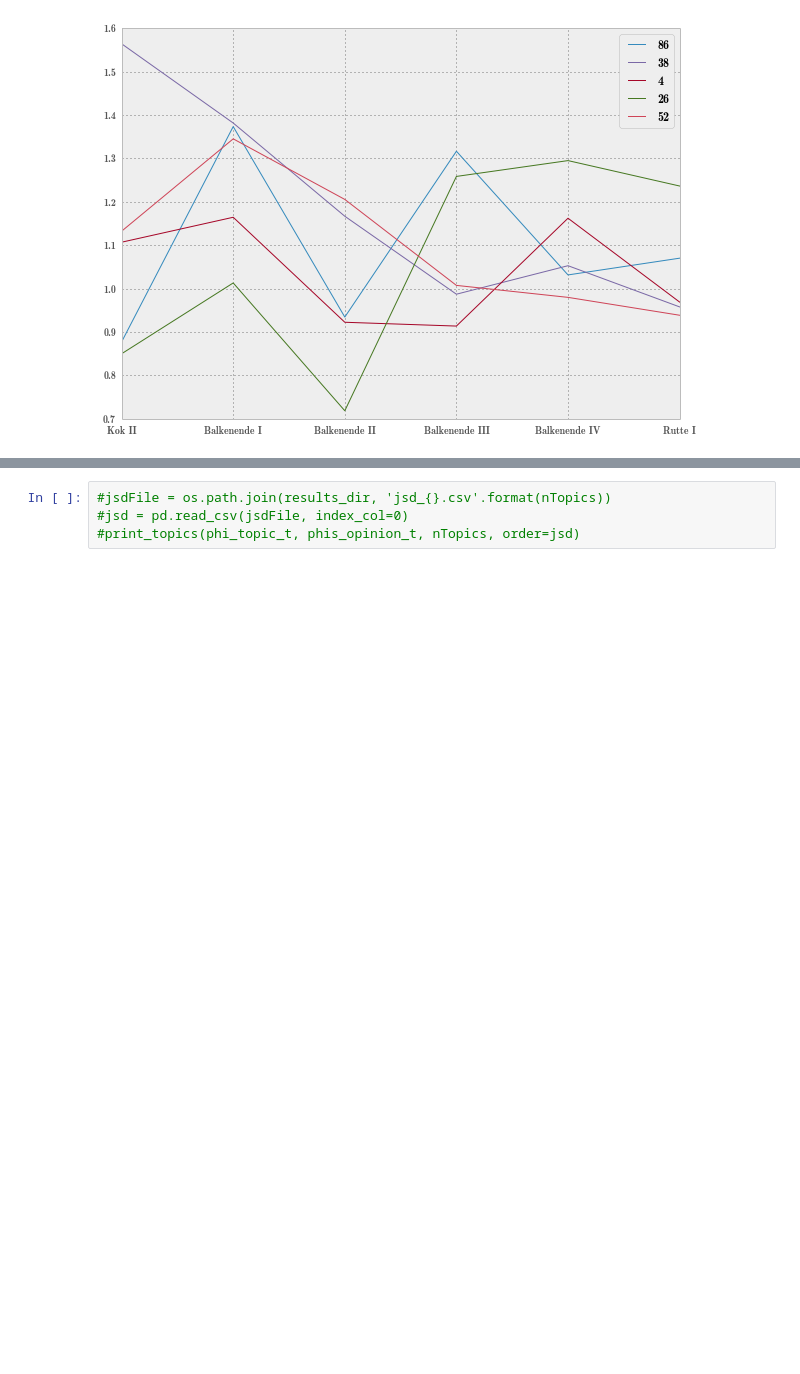
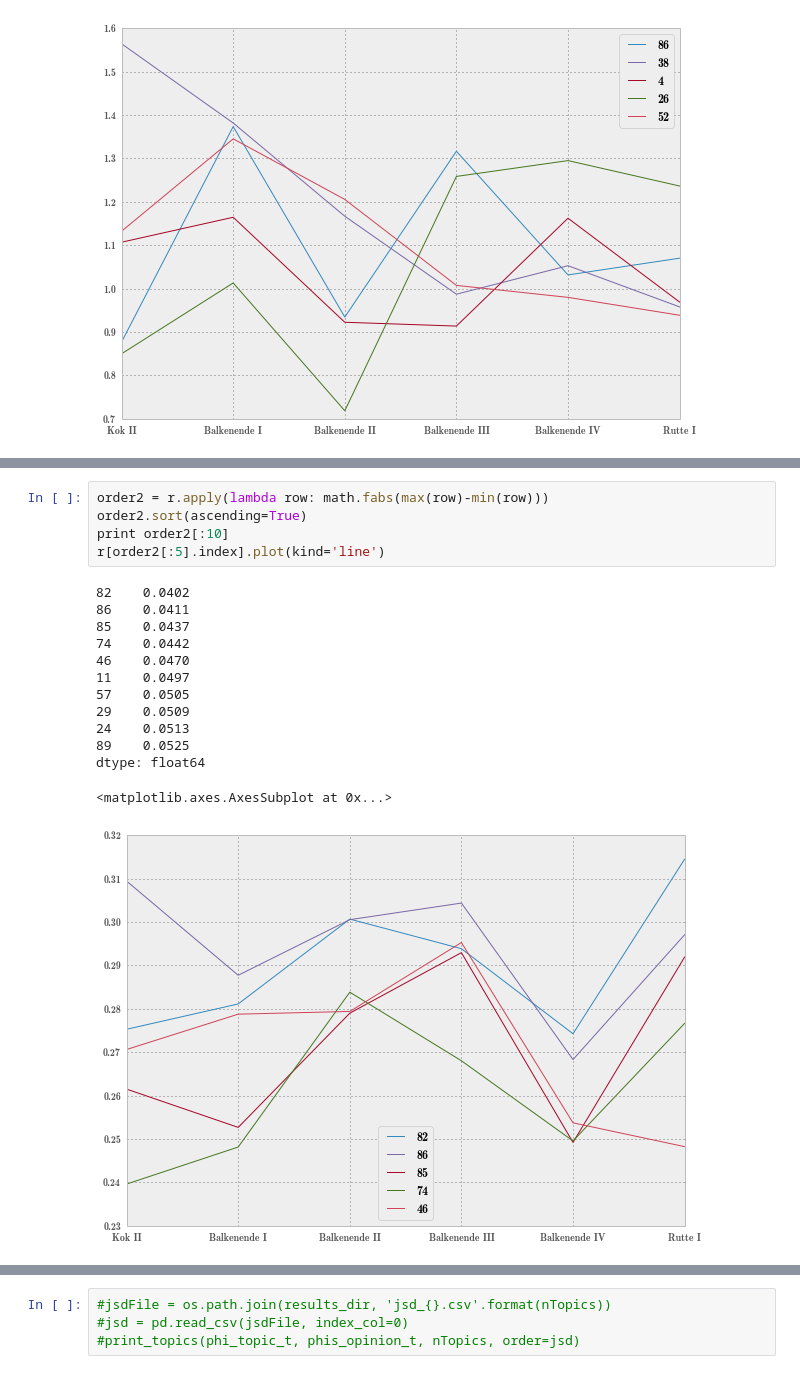
Before and after one commit to jvdzwaan/dilipad, a Jupyter notebook: results/all_years-adj-cabinets_selected-parties.ipynb, the cells around one changed output, grey strips where cells are left out. Saved outputs shown, nothing was run; the diff lists cells and outputs as text; blank space fills up the shorter version.

```diff
--- a/results/all_years-adj-cabinets_selected-parties.ipynb
+++ b/results/all_years-adj-cabinets_selected-parties.ipynb
@@ -365,0 +452,19 @@ topic_sums[['86', '38', '4', '26', '52']].plot(kind='line')
+# %%
+order2 = r.apply(lambda row: math.fabs(max(row)-min(row)))
+order2.sort(ascending=True)
+print order2[:10]
+r[order2[:5].index].plot(kind='line')
+# %% [output]
+82    0.0402
+86    0.0411
+85    0.0437
+74    0.0442
+46    0.0470
+11    0.0497
+57    0.0505
+29    0.0509
+24    0.0513
+89    0.0525
+dtype: float64
+<matplotlib.axes.AxesSubplot at 0x...>
+[figure, added]
```
Also changed, not shown: parts of 12 cells of this notebook.
